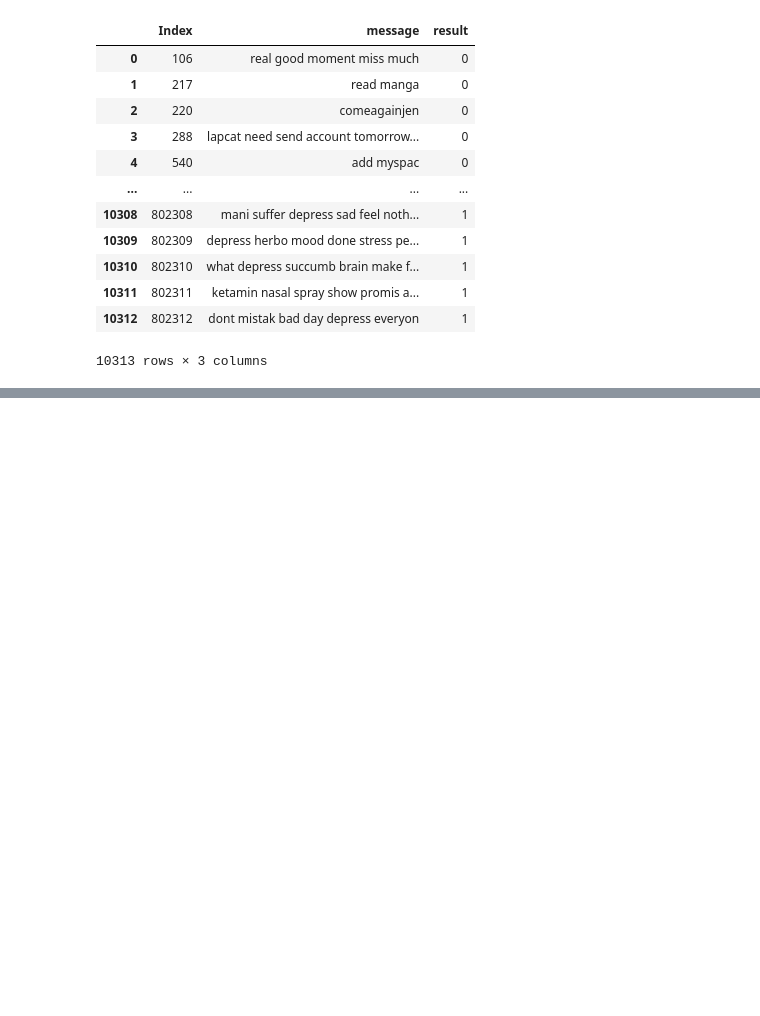
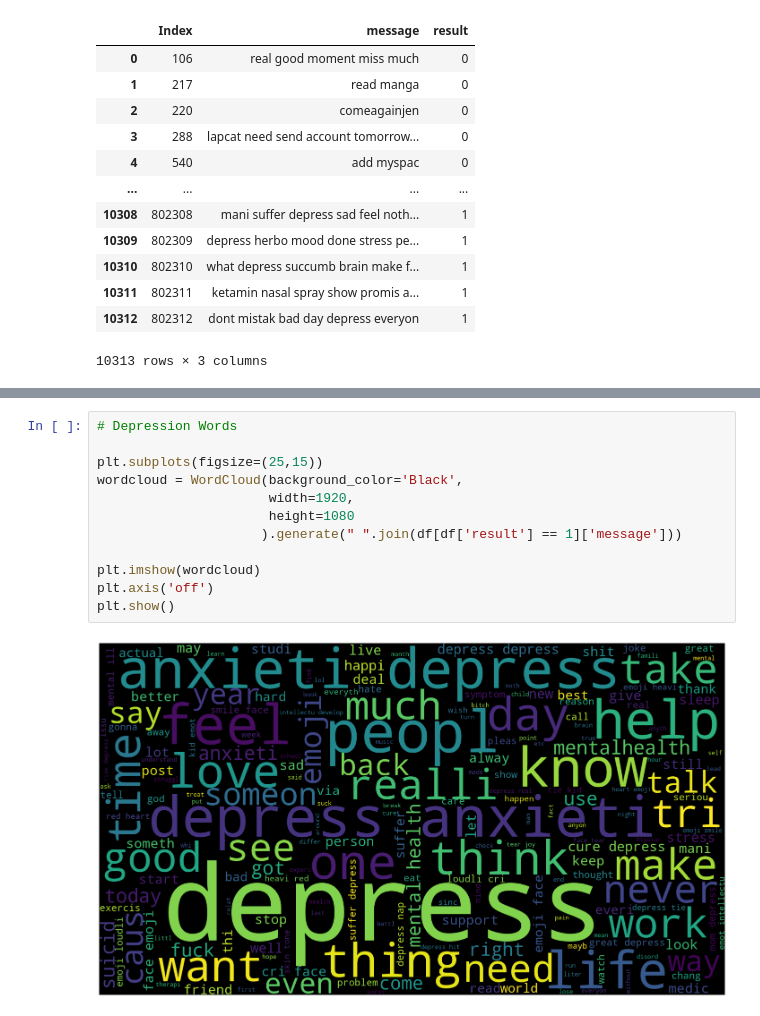
Before and after one commit to Mena-Adel20/Depression-detection, a Jupyter notebook: cleaning and processing .ipynb, the cells around one changed output, grey strips where cells are left out. Saved outputs shown, nothing was run; the diff lists cells and outputs as text; blank space fills up the shorter version.

```diff
--- a/cleaning and processing .ipynb
+++ b/cleaning and processing .ipynb
@@ -287,0 +303,14 @@ df
+# %%
+# Depression Words
+
+plt.subplots(figsize=(25,15))
+wordcloud = WordCloud(background_color='Black',
+                      width=1920,
+                      height=1080
+                     ).generate(" ".join(df[df['result'] == 1]['message']))
+
+plt.imshow(wordcloud)
+plt.axis('off')
+plt.show()
+# %% [output]
+[figure, added]
```
Also changed, not shown: parts of 6 cells of this notebook.
